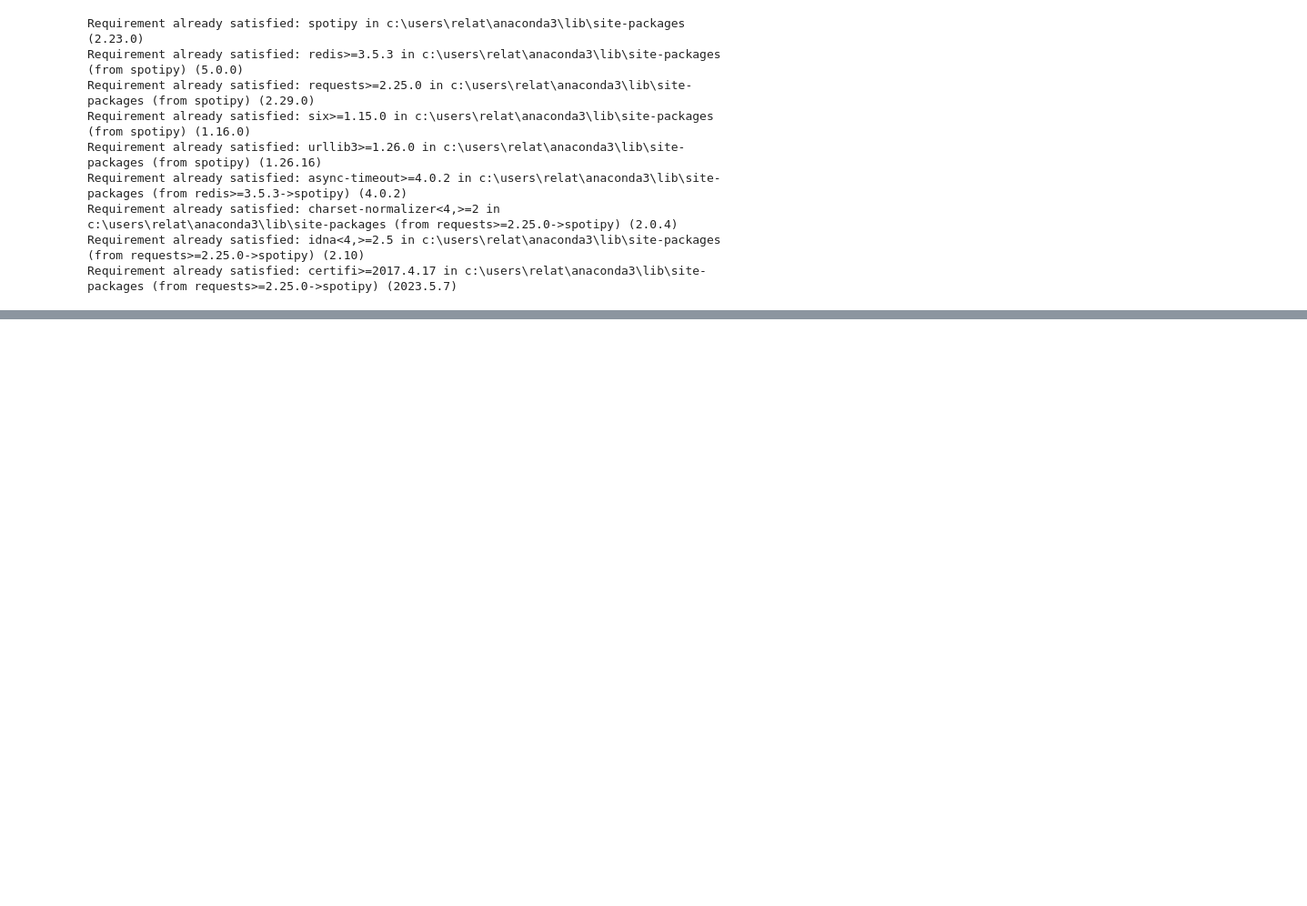
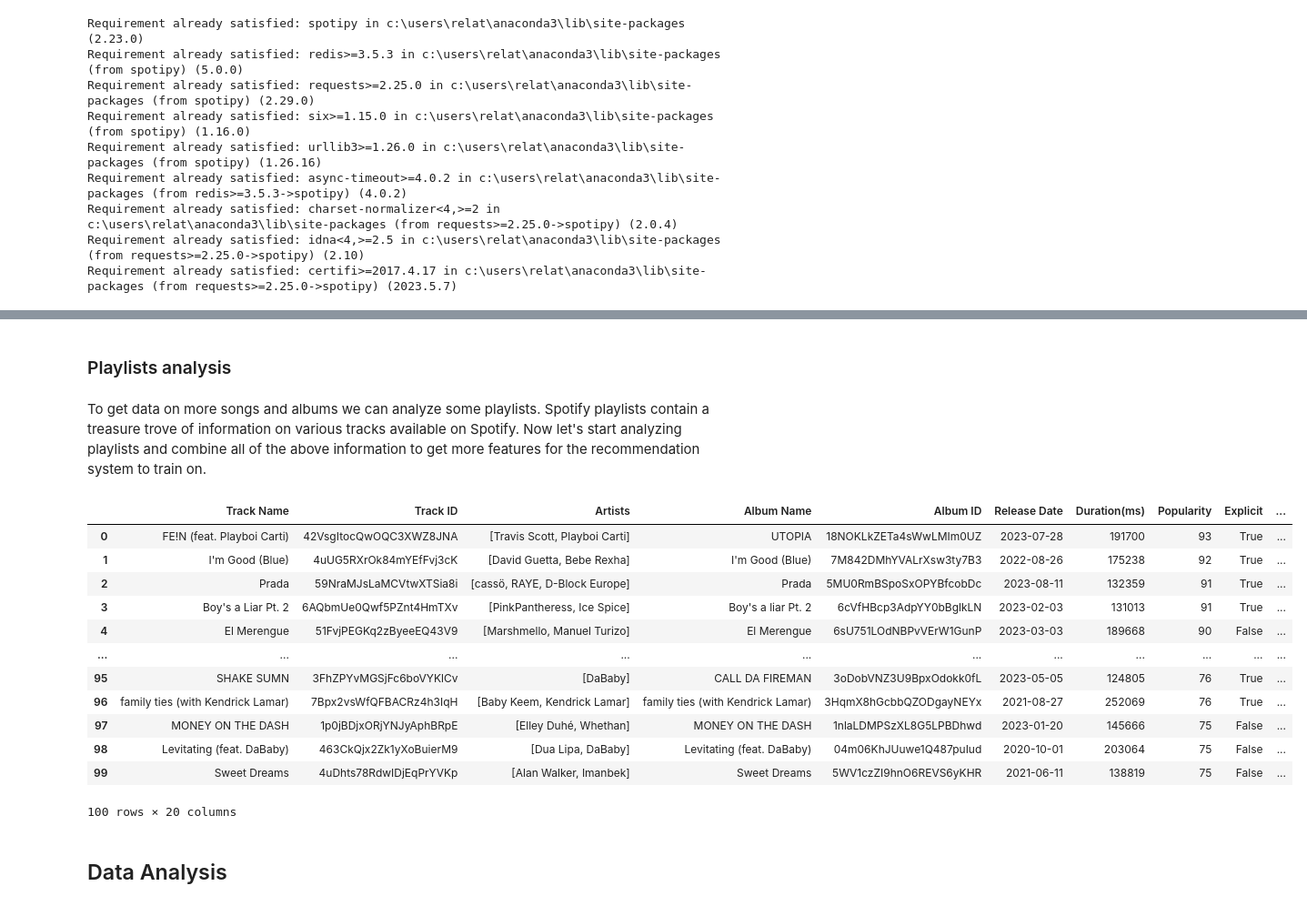
Before and after one commit to nikhil-1e9/Music-Recommendation-System, a Jupyter notebook: Spotify Recommendation System.ipynb, the cells around one changed output, grey strips where cells are left out. Shown: that part at 91% size. Saved outputs shown, nothing was run; the diff lists cells and outputs as text; code cells hidden in the pictures; blank space fills up the shorter version.

```diff
--- a/Spotify Recommendation System.ipynb
+++ b/Spotify Recommendation System.ipynb
@@ -216,0 +265,13 @@ audio
+# %%
+# Get audio features from a track
+def get_audio_features(track_id):
+    audio_features = sp.audio_features(track_id)[0]
+
+    keys_to_extract = ['danceability', 'energy', 'key', 'loudness', 'mode', 'speechiness',
+                       'acousticness', 'instrumentalness', 'liveness', 'valence', 'tempo']
+    audio_features_dict = {key: audio_features[key] for key in keys_to_extract}
+
+    return audio_features_dict
+# %%
+track_id = "23L5CiUhw2jV1OIMwthR3S"
+get_audio_features(track_id)
@@ -216,0 +294,6 @@ audio
+# %%
+def get_track_features(track_id):
+    meta_features = get_track_info(track_id)
+    audio_features = get_audio_features(track_id)
+    all_features = {**meta_features, **audio_features}
+    return all_features
@@ -216,0 +323,36 @@ audio
+# %% [markdown]
+### Playlists analysis
+# %% [markdown]
+To get data on more songs and albums we can analyze some playlists. Spotify playlists contain a treasure trove of information on various tracks available on Spotify. Now let's start analyzing playlists and combine all of the above information to get more features for the recommendation system to train on.
+# %%
+def get_playlist(playlist_id):
+    playlist = sp.playlist_items(playlist_id)
+    tracks_list = []
+    for track in playlist['items']:
+        track_id = track['track']['id']
+        track_info = get_track_features(track_id)
+        tracks_list.append(track_info)
+
+    playlist_df = pd.DataFrame(tracks_list)
+    return playlist_df
+# %%
+%%time
+playlist_id="37i9dQZF1DX76Wlfdnj7AP"
+music_df = get_playlist(playlist_id)
+music_df
+# %% [output]
+|  | Track Name | Track ID | Artists | Album Name | Album ID | Release Date | Duration(ms) | Popularity | Explicit | ... |
+| 0 | FE!N (feat. Playboi Carti) | 42VsgItocQwOQC3XWZ8JNA | [Travis Scott, Playboi Carti] | UTOPIA | 18NOKLkZETa4sWwLMIm0UZ | 2023-07-28 | 191700 | 93 | True | ... |
+| 1 | I'm Good (Blue) | 4uUG5RXrOk84mYEfFvj3cK | [David Guetta, Bebe Rexha] | I'm Good (Blue) | 7M842DMhYVALrXsw3ty7B3 | 2022-08-26 | 175238 | 92 | True | ... |
+| 2 | Prada | 59NraMJsLaMCVtwXTSia8i | [cassö, RAYE, D-Block Europe] | Prada | 5MU0RmBSpoSxOPYBfcobDc | 2023-08-11 | 132359 | 91 | True | ... |
+| 3 | Boy's a Liar Pt. 2 | 6AQbmUe0Qwf5PZnt4HmTXv | [PinkPantheress, Ice Spice] | Boy's a liar Pt. 2 | 6cVfHBcp3AdpYY0bBglkLN | 2023-02-03 | 131013 | 91 | True | ... |
+| 4 | El Merengue | 51FvjPEGKq2zByeeEQ43V9 | [Marshmello, Manuel Turizo] | El Merengue | 6sU751LOdNBPvVErW1GunP | 2023-03-03 | 189668 | 90 | False | ... |
+| ... | ... | ... | ... | ... | ... | ... | ... | ... | ... | ... |
+| 95 | SHAKE SUMN | 3FhZPYvMGSjFc6boVYKlCv | [DaBaby] | CALL DA FIREMAN | 3oDobVNZ3U9BpxOdokk0fL | 2023-05-05 | 124805 | 76 | True | ... |
+| 96 | family ties (with Kendrick Lamar) | 7Bpx2vsWfQFBACRz4h3IqH | [Baby Keem, Kendrick Lamar] | family ties (with Kendrick Lamar) | 3HqmX8hGcbbQZODgayNEYx | 2021-08-27 | 252069 | 76 | True | ... |
+| 97 | MONEY ON THE DASH | 1p0jBDjxORjYNJyAphBRpE | [Elley Duhé, Whethan] | MONEY ON THE DASH | 1nlaLDMPSzXL8G5LPBDhwd | 2023-01-20 | 145666 | 75 | False | ... |
+| 98 | Levitating (feat. DaBaby) | 463CkQjx2Zk1yXoBuierM9 | [Dua Lipa, DaBaby] | Levitating (feat. DaBaby) | 04m06KhJUuwe1Q487puIud | 2020-10-01 | 203064 | 75 | False | ... |
+| 99 | Sweet Dreams | 4uDhts78RdwIDjEqPrYVKp | [Alan Walker, Imanbek] | Sweet Dreams | 5WV1czZI9hnO6REVS6yKHR | 2021-06-11 | 138819 | 75 | False | ... |
+100 rows × 20 columns
+# %% [markdown]
+## Data Analysis
```
Also changed, not shown: parts of 36 cells of this notebook.
